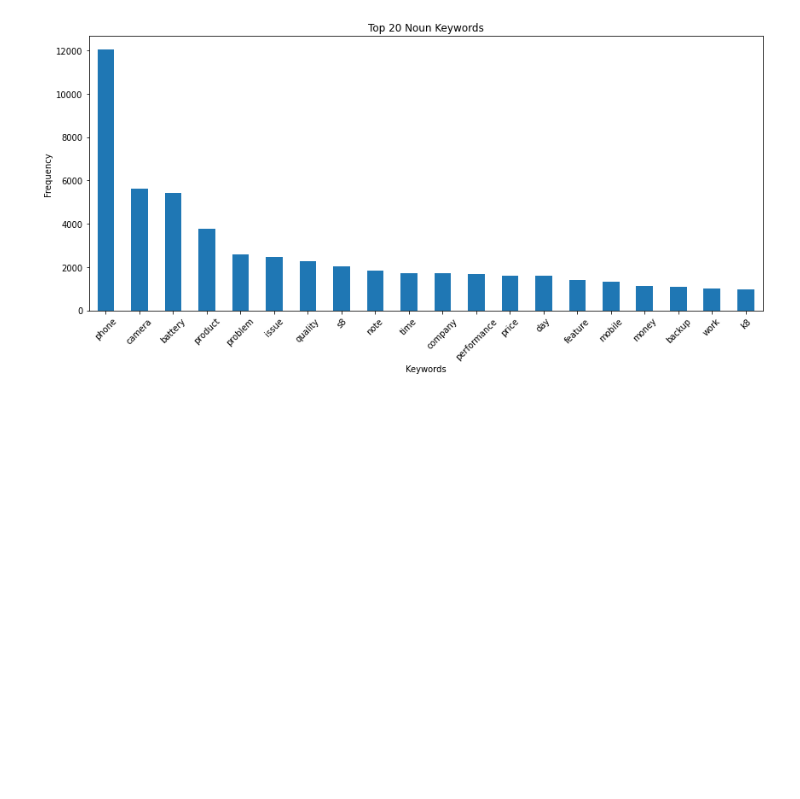
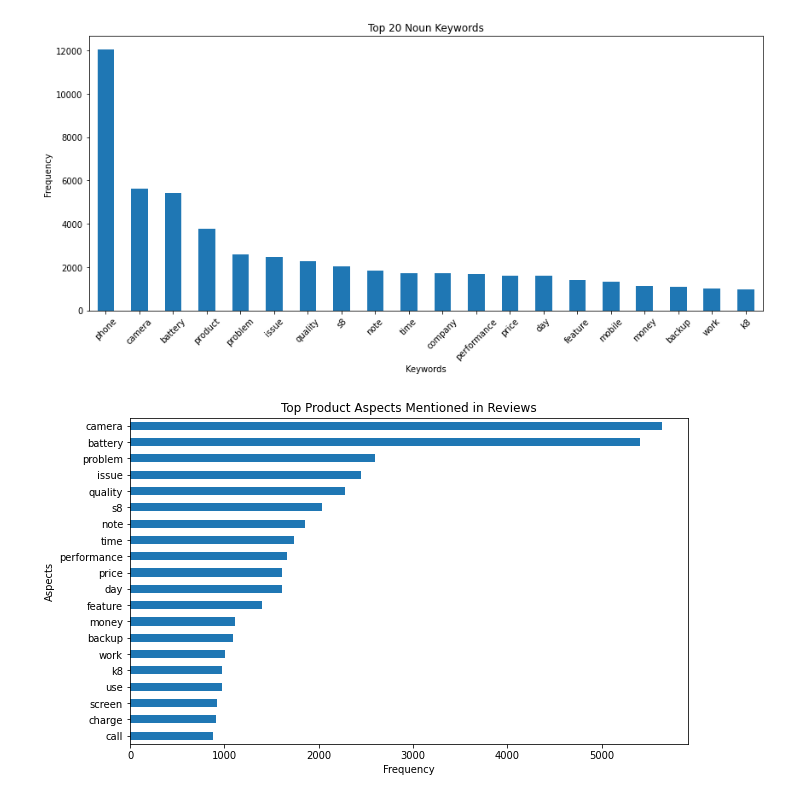
Before and after one commit to unibo-dtm-se-2324-Sentimazon/Sentimazon-Project, a Jupyter notebook: Main.ipynb, the cells around one changed output. Drawn from its saved outputs; the diff is of its cells as text; code cells hidden in the pictures; blank space fills up the shorter version.

Commit message:
Create a stop noun list to filter the extracted nouns

```diff
--- a/Main.ipynb
+++ b/Main.ipynb
@@ -217,3 +217,26 @@ plt.tight_layout()
 plt.show()
 # %% [output]
 [figure]
+# %%
+useless_aspects = [
+    'phone','product','mobile','device','amazon',
+    'item','company','cell','smartphone'
+]
+
+noun_counts = (
+    data['nouns']
+    .explode()
+    .loc[lambda x: ~x.isin(useless_aspects)]
+    .value_counts()
+    .head(20)
+)
+# %%
+plt.figure(figsize=(10,6))
+noun_counts.sort_values().plot(kind='barh')
+plt.title('Top Product Aspects Mentioned in Reviews')
+plt.xlabel('Frequency')
+plt.ylabel('Aspects')
+
+plt.show()
+# %% [output]
+[figure, added]
```
